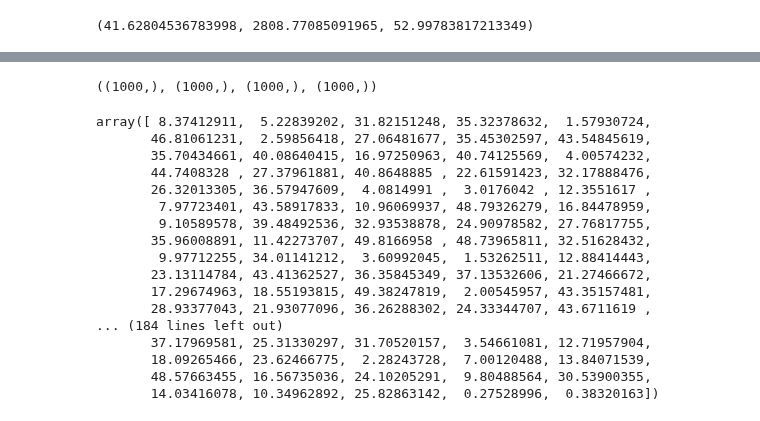
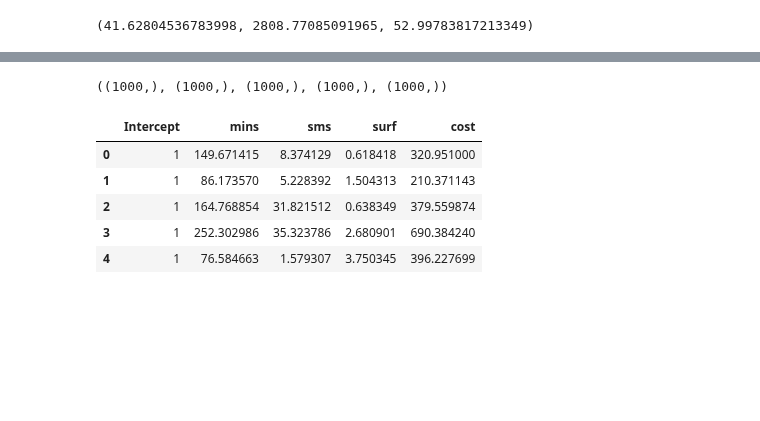
Before and after one commit to SCGlass/Machine-learning, a Jupyter notebook: Exercises/E00_Linear_regression.ipynb, the cells around one changed output, grey strips where cells are left out. Drawn from its saved outputs; the diff is of its cells as text; code cells hidden in the pictures; blank space fills up the shorter version.

Commit message:
created a dataframe from random samples

```diff
--- a/Exercises/E00_Linear_regression.ipynb
+++ b/Exercises/E00_Linear_regression.ipynb
@@ -439,27 +439,25 @@ sms = np.random.uniform(0, 50, size=samples)
 surf = np.abs(np.random.normal(loc=0, scale=2,size=samples))
 
 e = np.random.normal(0,50, size=(samples))
+
+y = 25 + (2*mins) + (0.5*sms) + (50*surf) + e
 # %%
-mins.shape, sms.shape, surf.shape, e.shape
+mins.shape, sms.shape, surf.shape, e.shape, y.shape
 # %% [output]
-((1000,), (1000,), (1000,), (1000,))
+((1000,), (1000,), (1000,), (1000,), (1000,))
-# %%
-sms
-# %% [output]
-array([ 8.37412911,  5.22839202, 31.82151248, 35.32378632,  1.57930724,
-       46.81061231,  2.59856418, 27.06481677, 35.45302597, 43.54845619,
-       35.70434661, 40.08640415, 16.97250963, 40.74125569,  4.00574232,
-       44.7408328 , 27.37961881, 40.8648885 , 22.61591423, 32.17888476,
-       26.32013305, 36.57947609,  4.0814991 ,  3.0176042 , 12.3551617 ,
-        7.97723401, 43.58917833, 10.96069937, 48.79326279, 16.84478959,
-        9.10589578, 39.48492536, 32.93538878, 24.90978582, 27.76817755,
-       35.96008891, 11.42273707, 49.8166958 , 48.73965811, 32.51628432,
-        9.97712255, 34.01141212,  3.60992045,  1.53262511, 12.88414443,
-       23.13114784, 43.41362527, 36.35845349, 37.13532606, 21.27466672,
-       17.29674963, 18.55193815, 49.38247819,  2.00545957, 43.35157481,
-       28.93377043, 21.93077096, 36.26288302, 24.33344707, 43.6711619 ,
-... (184 lines left out)
-       37.17969581, 25.31330297, 31.70520157,  3.54661081, 12.71957904,
-       18.09265466, 23.62466775,  2.28243728,  7.00120488, 13.84071539,
-       48.57663455, 16.56735036, 24.10205291,  9.80488564, 30.53900355,
-       14.03416078, 10.34962892, 25.82863142,  0.27528996,  0.38320163])
+# %%
+df_mobile = pd.DataFrame()
+df_mobile["mins"] = mins
+df_mobile["sms"] = sms
+df_mobile["surf"] = surf
+df_mobile["cost"] = y
+df_mobile.insert(0, "Intercept",1)
+# %%
+df_mobile.head()
+# %% [output]
+|  | Intercept | mins | sms | surf | cost |
+| 0 | 1 | 149.671415 | 8.374129 | 0.618418 | 320.951000 |
+| 1 | 1 | 86.173570 | 5.228392 | 1.504313 | 210.371143 |
+| 2 | 1 | 164.768854 | 31.821512 | 0.638349 | 379.559874 |
+| 3 | 1 | 252.302986 | 35.323786 | 2.680901 | 690.384240 |
+| 4 | 1 | 76.584663 | 1.579307 | 3.750345 | 396.227699 |
```
